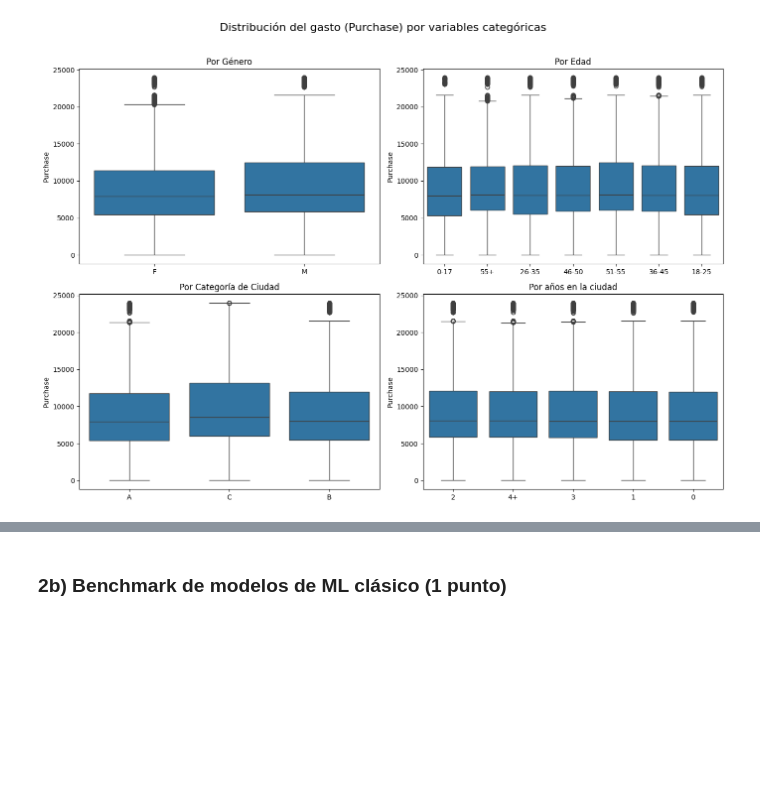
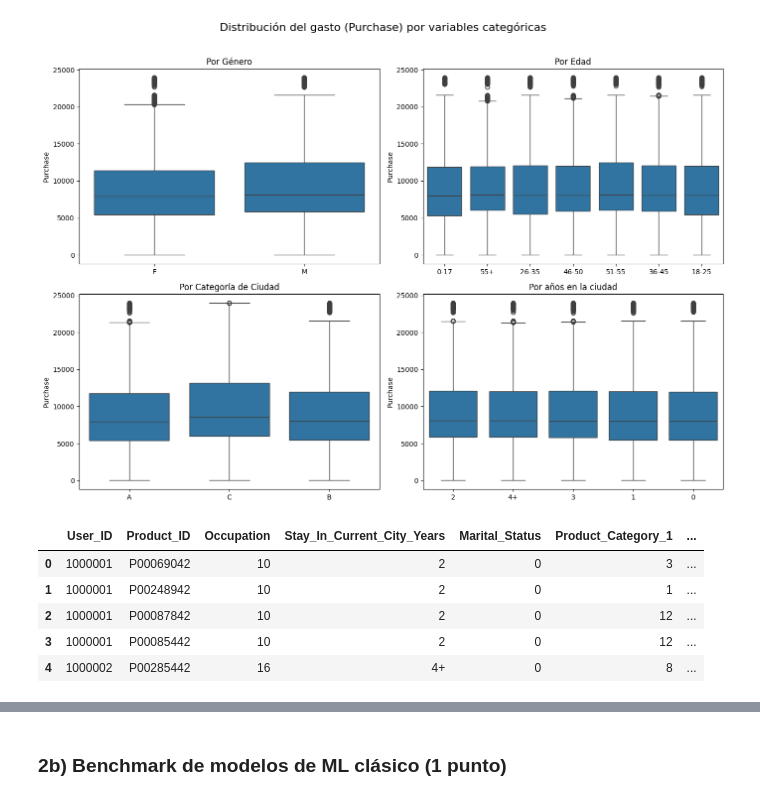
Before and after one commit to joagonzalez/ceia-aprendizaje-profundo, a Jupyter notebook: tp1/notebook.ipynb, the cells around one changed output, grey strips where cells are left out. Saved outputs shown, nothing was run; the diff lists cells and outputs as text; code cells hidden in the pictures; blank space fills up the shorter version.

```diff
--- a/tp1/notebook.ipynb
+++ b/tp1/notebook.ipynb
@@ -667,0 +687,9 @@ plt.show()
+# %%
+df.head()
+# %% [output]
+|  | User_ID | Product_ID | Occupation | Stay_In_Current_City_Years | Marital_Status | Product_Category_1 | ... |
+| 0 | 1000001 | P00069042 | 10 | 2 | 0 | 3 | ... |
+| 1 | 1000001 | P00248942 | 10 | 2 | 0 | 1 | ... |
+| 2 | 1000001 | P00087842 | 10 | 2 | 0 | 12 | ... |
+| 3 | 1000001 | P00085442 | 10 | 2 | 0 | 12 | ... |
+| 4 | 1000002 | P00285442 | 16 | 4+ | 0 | 8 | ... |
```
Also changed, not shown: parts of 6 cells of this notebook.
